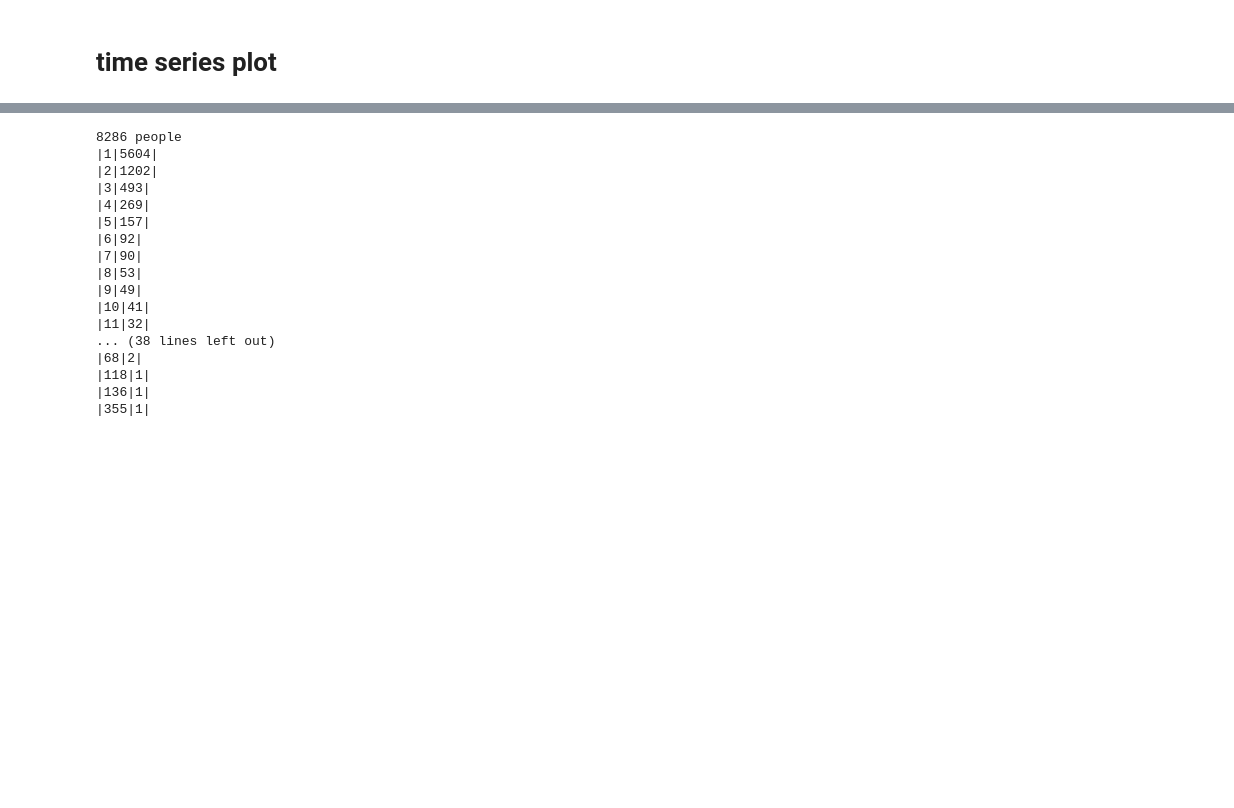
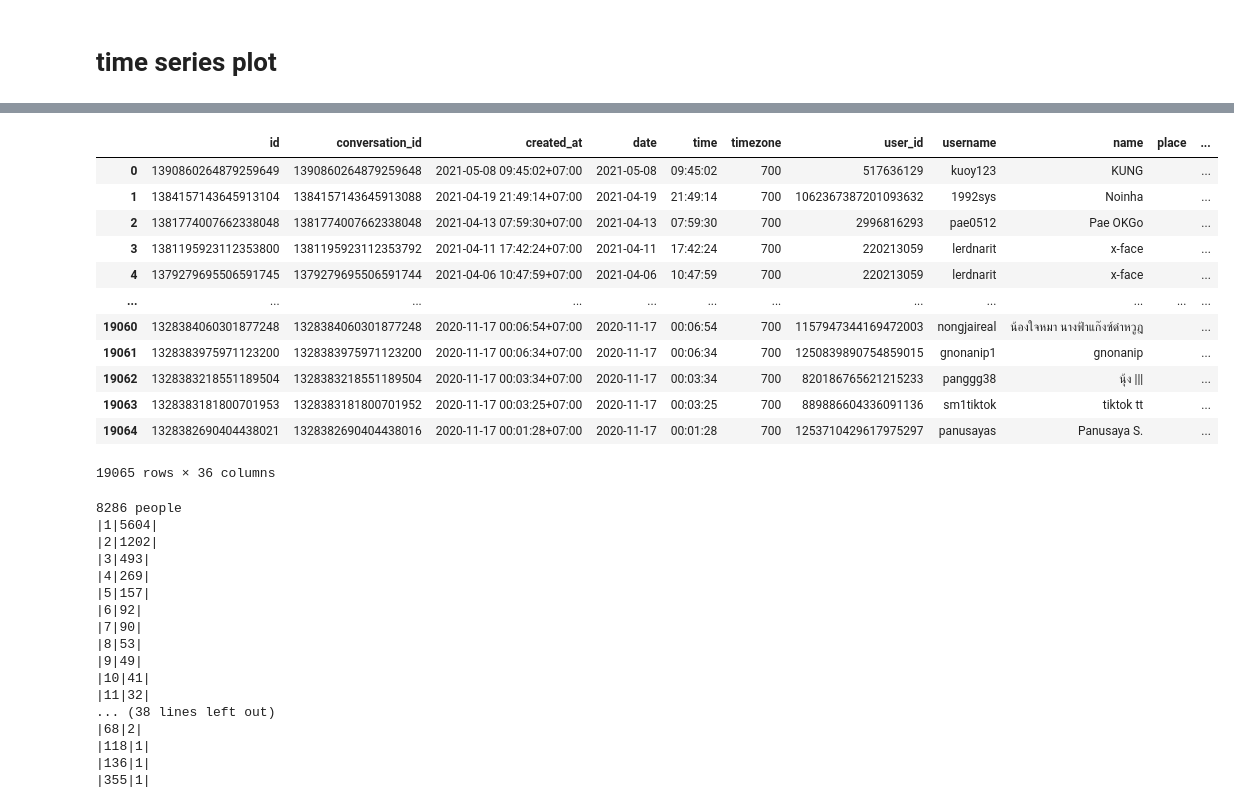
Before and after one commit to nozomiyamada/twitter_analysis, a Jupyter notebook: processing.ipynb, the cells around one changed output, grey strips where cells are left out. Saved outputs shown, nothing was run; the diff lists cells and outputs as text; code cells hidden in the pictures; blank space fills up the shorter version.

```diff
--- a/processing.ipynb
+++ b/processing.ipynb
@@ -130,3 +114,19 @@ df3
+# %%
+df0
+# %% [output]
+|  | id | conversation_id | created_at | date | time | timezone | user_id | username | name | place | ... |
+| 0 | 1390860264879259649 | 1390860264879259648 | 2021-05-08 09:45:02+07:00 | 2021-05-08 | 09:45:02 | 700 | 517636129 | kuoy123 | KUNG |  | ... |
+| 1 | 1384157143645913104 | 1384157143645913088 | 2021-04-19 21:49:14+07:00 | 2021-04-19 | 21:49:14 | 700 | 1062367387201093632 | 1992sys | Noinha |  | ... |
+| 2 | 1381774007662338048 | 1381774007662338048 | 2021-04-13 07:59:30+07:00 | 2021-04-13 | 07:59:30 | 700 | 2996816293 | pae0512 | Pae OKGo |  | ... |
+| 3 | 1381195923112353800 | 1381195923112353792 | 2021-04-11 17:42:24+07:00 | 2021-04-11 | 17:42:24 | 700 | 220213059 | lerdnarit | x-face |  | ... |
+| 4 | 1379279695506591745 | 1379279695506591744 | 2021-04-06 10:47:59+07:00 | 2021-04-06 | 10:47:59 | 700 | 220213059 | lerdnarit | x-face |  | ... |
+| ... | ... | ... | ... | ... | ... | ... | ... | ... | ... | ... | ... |
+| 19060 | 1328384060301877248 | 1328384060301877248 | 2020-11-17 00:06:54+07:00 | 2020-11-17 | 00:06:54 | 700 | 1157947344169472003 | nongjaireal | น้องใจหมา นางฟ้าแก๊งซ์ด๋าหวูฎ |  | ... |
+| 19061 | 1328383975971123200 | 1328383975971123200 | 2020-11-17 00:06:34+07:00 | 2020-11-17 | 00:06:34 | 700 | 1250839890754859015 | gnonanip1 | gnonanip |  | ... |
+| 19062 | 1328383218551189504 | 1328383218551189504 | 2020-11-17 00:03:34+07:00 | 2020-11-17 | 00:03:34 | 700 | 820186765621215233 | panggg38 | นุ้ง ||| |  | ... |
+| 19063 | 1328383181800701953 | 1328383181800701952 | 2020-11-17 00:03:25+07:00 | 2020-11-17 | 00:03:25 | 700 | 889886604336091136 | sm1tiktok | tiktok tt |  | ... |
+| 19064 | 1328382690404438021 | 1328382690404438016 | 2020-11-17 00:01:28+07:00 | 2020-11-17 | 00:01:28 | 700 | 1253710429617975297 | panusayas | Panusaya S. |  | ... |
+19065 rows × 36 columns
 # %%
 print(len(df.groupby('username').count()['id']), 'people')
 
```
Also changed, not shown: parts of 3 cells of this notebook, 14 other files.
